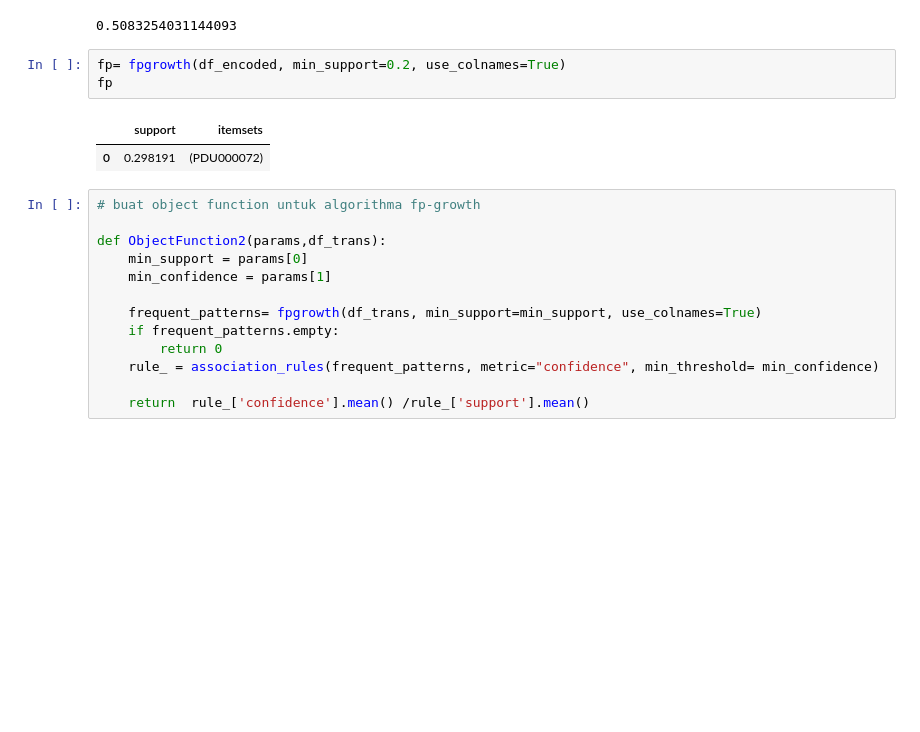
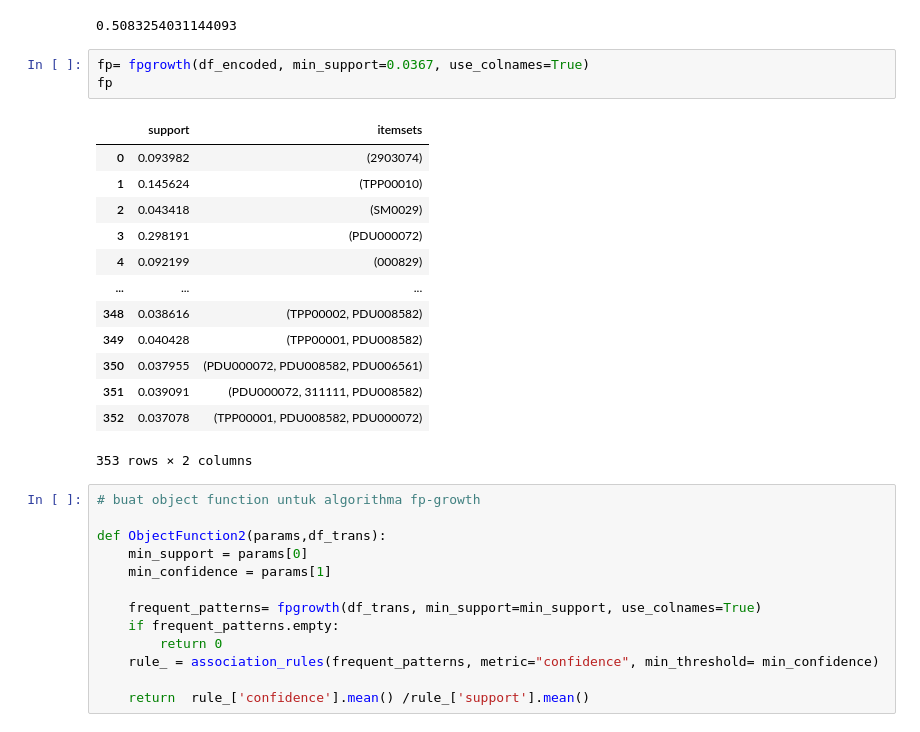
Before and after one commit to rifqiazizm/fpgrowth-bat, a Jupyter notebook: FP GROWTH.ipynb, the cells around one changed output. Drawn from its saved outputs; the diff is of its cells as text; blank space fills up the shorter version.

```diff
--- a/FP GROWTH.ipynb
+++ b/FP GROWTH.ipynb
@@ -203,11 +229,22 @@ np.random.random()
 # %% [output]
 0.5083254031144093
 # %%
-fp= fpgrowth(df_encoded, min_support=0.2, use_colnames=True)
+fp= fpgrowth(df_encoded, min_support=0.0367, use_colnames=True)
 fp
 # %% [output]
 |  | support | itemsets |
-| 0 | 0.298191 | (PDU000072) |
+| 0 | 0.093982 | (2903074) |
+| 1 | 0.145624 | (TPP00010) |
+| 2 | 0.043418 | (SM0029) |
+| 3 | 0.298191 | (PDU000072) |
+| 4 | 0.092199 | (000829) |
+| ... | ... | ... |
+| 348 | 0.038616 | (TPP00002, PDU008582) |
+| 349 | 0.040428 | (TPP00001, PDU008582) |
+| 350 | 0.037955 | (PDU000072, PDU008582, PDU006561) |
+| 351 | 0.039091 | (PDU000072, 311111, PDU008582) |
+| 352 | 0.037078 | (TPP00001, PDU008582, PDU000072) |
+353 rows × 2 columns
 # %%
 # buat object function untuk algorithma fp-growth
 
```
Also changed, not shown: parts of 19 cells of this notebook.
